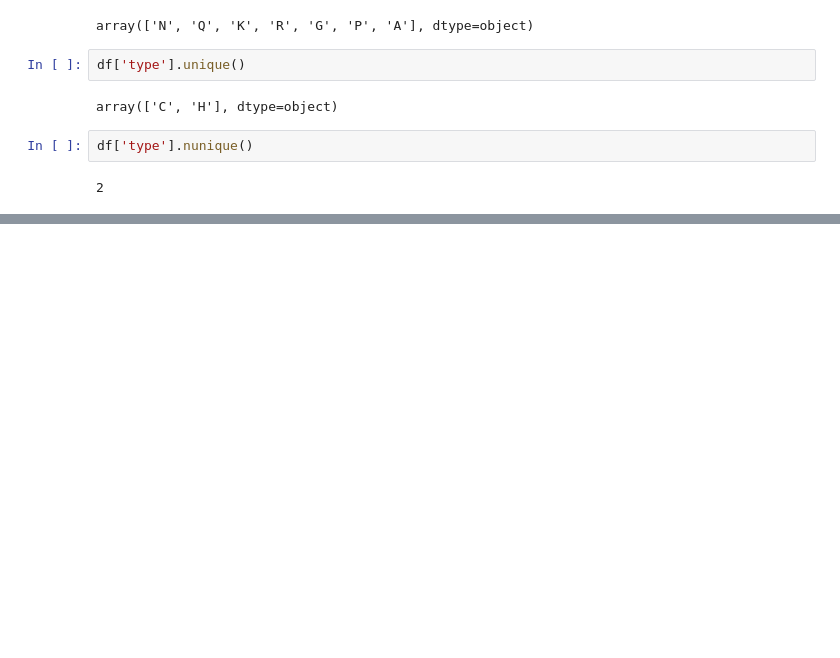
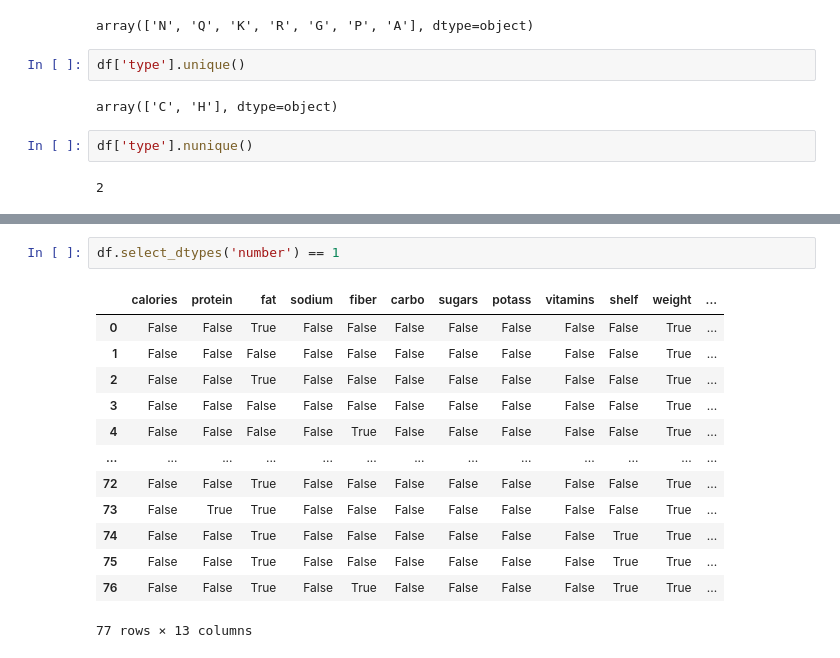
Before and after one commit to stephanyresque/Ciencia-de-dados-2, a Jupyter notebook: 01_10_24.ipynb, the cells around one changed output, grey strips where cells are left out. Saved outputs shown, nothing was run; the diff lists cells and outputs as text; blank space fills up the shorter version.

```diff
--- a/01_10_24.ipynb
+++ b/01_10_24.ipynb
@@ -98,0 +115,16 @@ df['type'].nunique()
+# %%
+df.select_dtypes('number') == 1
+# %% [output]
+|  | calories | protein | fat | sodium | fiber | carbo | sugars | potass | vitamins | shelf | weight | ... |
+| 0 | False | False | True | False | False | False | False | False | False | False | True | ... |
+| 1 | False | False | False | False | False | False | False | False | False | False | True | ... |
+| 2 | False | False | True | False | False | False | False | False | False | False | True | ... |
+| 3 | False | False | False | False | False | False | False | False | False | False | True | ... |
+| 4 | False | False | False | False | True | False | False | False | False | False | True | ... |
+| ... | ... | ... | ... | ... | ... | ... | ... | ... | ... | ... | ... | ... |
+| 72 | False | False | True | False | False | False | False | False | False | False | True | ... |
+| 73 | False | True | True | False | False | False | False | False | False | False | True | ... |
+| 74 | False | False | True | False | False | False | False | False | False | True | True | ... |
+| 75 | False | False | True | False | False | False | False | False | False | True | True | ... |
+| 76 | False | False | True | False | True | False | False | False | False | True | True | ... |
+77 rows × 13 columns
```
Also changed, not shown: parts of 7 cells of this notebook.
